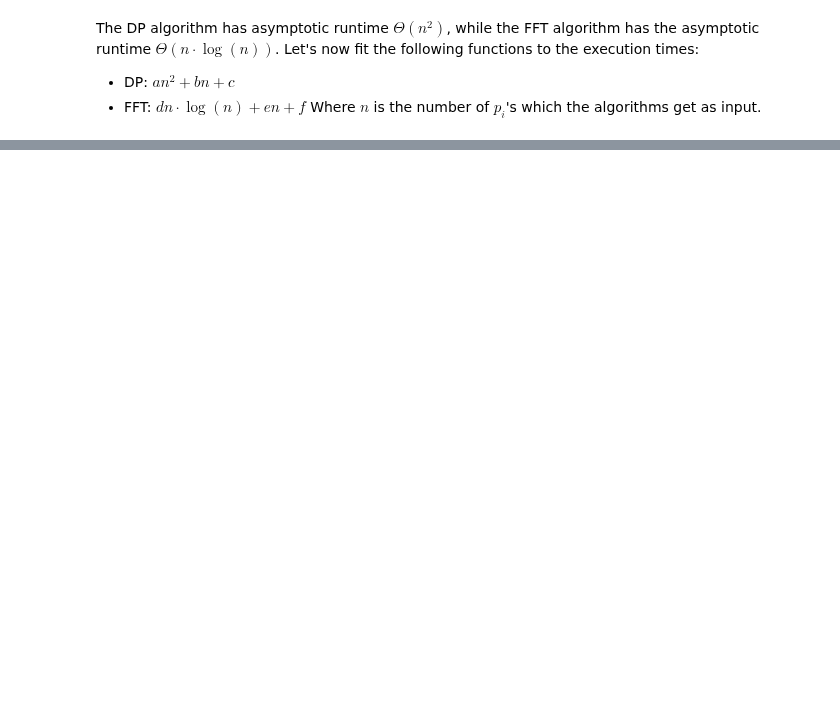
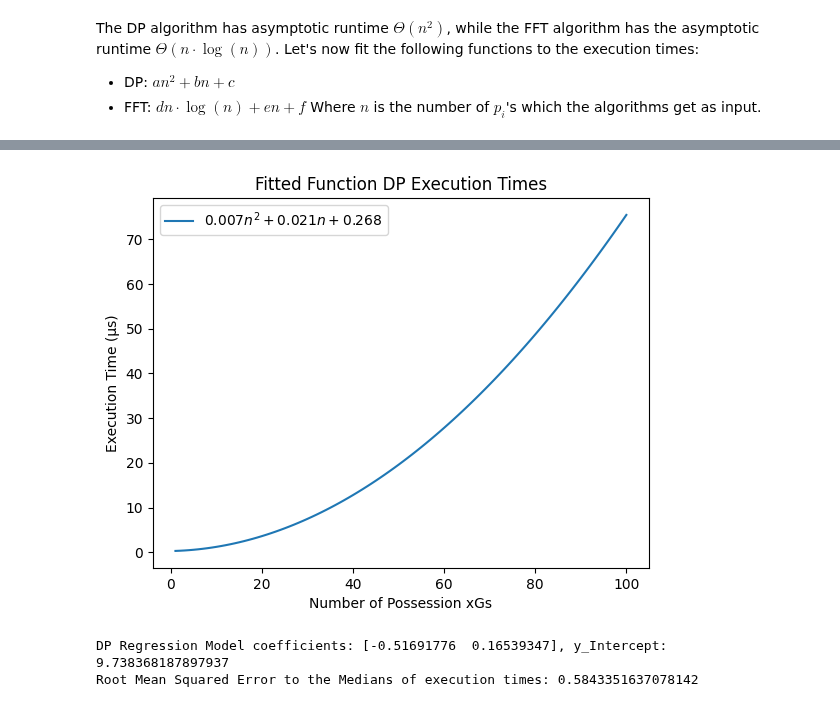
Before and after one commit to StrikerBadger/bachelor-thesis, a Jupyter notebook: performance_analysis.ipynb, the cells around one changed output, grey strips where cells are left out. Drawn from its saved outputs; the diff is of its cells as text; code cells hidden in the pictures; blank space fills up the shorter version.

```diff
--- a/performance_analysis.ipynb
+++ b/performance_analysis.ipynb
@@ -194,0 +201,32 @@ DP Regression Model coefficients: [248.51915112  72.30074967], y_Intercept: 2200
+# %%
+# Plot the fitted DP function
+plt.clf()
+b, a = dp_poly_reg_model.coef_
+plt.plot(range(1, N+1), dp_y_predicted, label=f'${a:.3f}n^2 + {b:.3f}n + {dp_poly_reg_model.intercept_:.3f}$')
+plt.title('Fitted Function DP Execution Times')
+plt.xlabel('Number of Possession xGs')
+plt.ylabel('Execution Time (µs)')
+plt.legend()
+plt.show()
+# %% [output]
+[figure, added]
+# %%
+# Fit to the FFT execution times
+fft_x = []
+for n, times in execution_times_fft:
+    fft_x.append([n] * len(times))
+fft_x = np.array(sum(fft_x, [])).reshape(-1, 1)
+n_log_n = fft_x * np.log(fft_x)
+fft_transformed_x = np.hstack((fft_x, n_log_n))
+fft_y = np.array(sum([t[1] for t in execution_times_fft], []))
+fft_reg_model = LinearRegression()
+fft_reg_model.fit(fft_transformed_x, fft_y)
+predict_x = np.arange(1, N+1).reshape(-1, 1)
+n_log_n = predict_x * np.log(predict_x)
+predict_x_transformed = np.hstack((predict_x, n_log_n))
+fft_y_predicted = fft_reg_model.predict(predict_x_transformed)
+print(f'DP Regression Model coefficients: {fft_reg_model.coef_}, y_Intercept: {fft_reg_model.intercept_}')
+print(f'Root Mean Squared Error to the Medians of execution times: {mean_squared_error([np.median(t[1]) for t in execution_times_fft], fft_y_predicted, squared=False)}')
+# %% [output]
+DP Regression Model coefficients: [-0.51691776  0.16539347], y_Intercept: 9.738368187897937
+Root Mean Squared Error to the Medians of execution times: 0.5843351637078142
```
Also changed, not shown: parts of 18 cells of this notebook.
